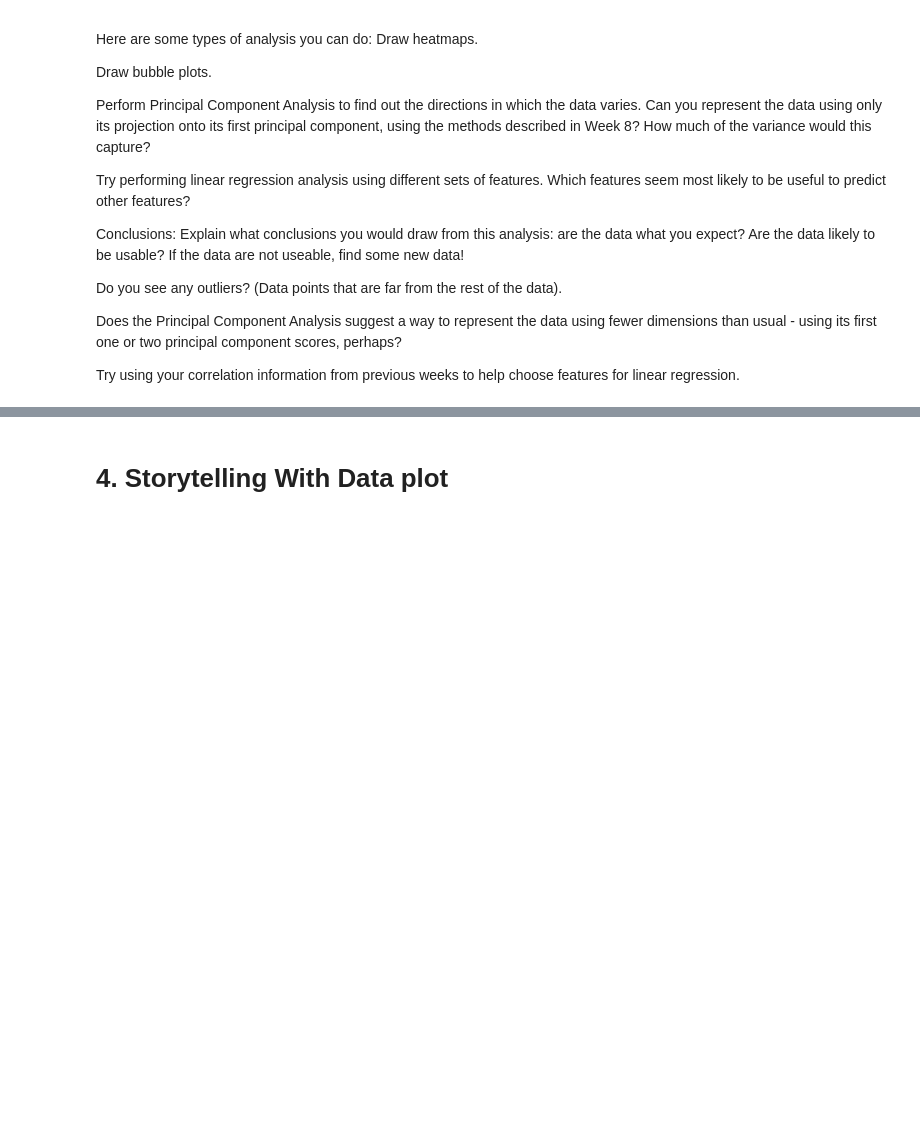
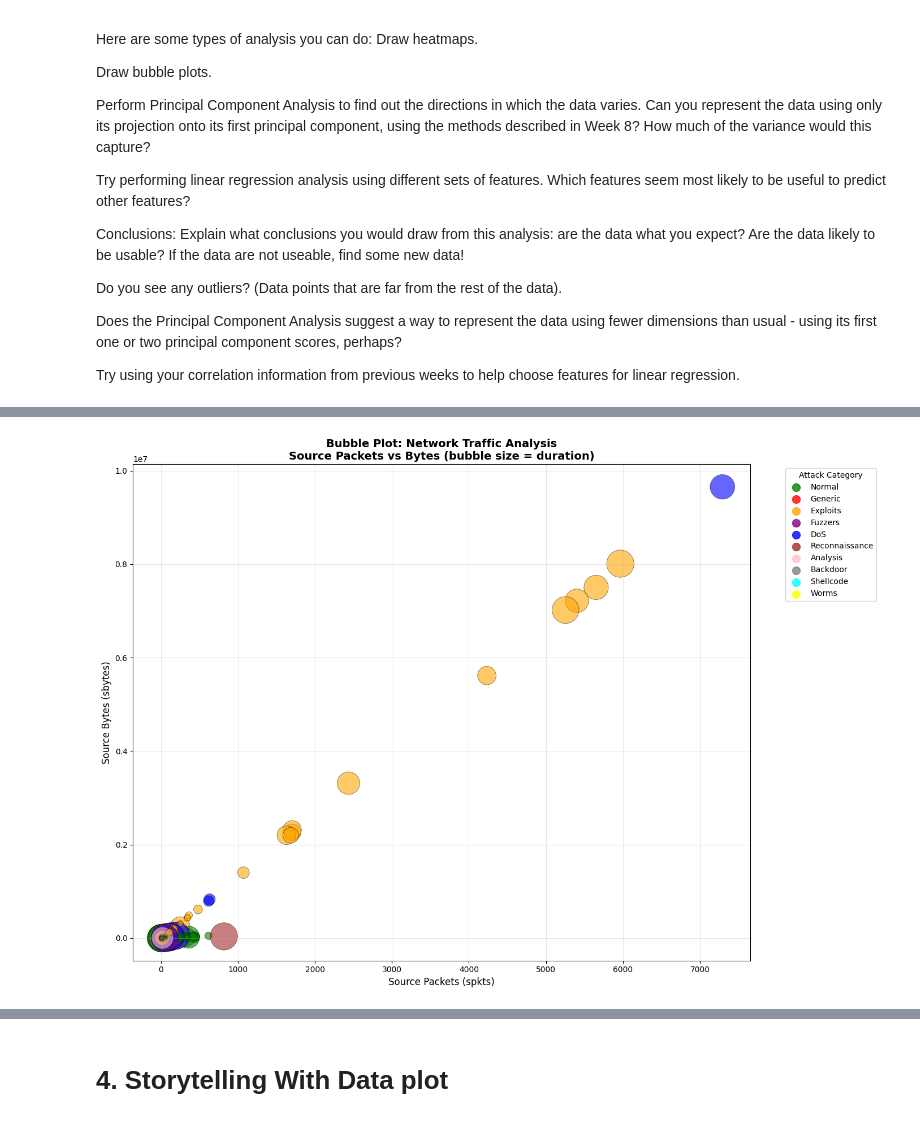
Before and after one commit to luanbui/DX699S, a Jupyter notebook: Week9.ipynb, the cells around one changed output, grey strips where cells are left out. Saved outputs shown, nothing was run; the diff lists cells and outputs as text; code cells hidden in the pictures; blank space fills up the shorter version.

```diff
--- a/Week9.ipynb
+++ b/Week9.ipynb
@@ -237,0 +262,99 @@ These plots help identify outliers and attack patterns in network traffic
+# %%
+## 2. Bubble Plot Analysis
+
+# Feature Selection Rationale:
+# - X-axis: Source Packets (spkts) - Number of packets sent from source
+# - Y-axis: Source Bytes (sbytes) - Total bytes sent from source
+# - Bubble size: Connection Duration (dur) - How long the connection lasted
+# - Color: Attack Category - To distinguish normal vs attack traffic
+
+# These features work well together because:
+# 1. spkts vs sbytes shows the relationship between packet count and data volume
+# 2. Duration as bubble size highlights unusually long connections (potential attacks)
+# 3. Attack category coloring reveals behavioral patterns across different threat types
+
+print("Creating Bubble Plot: Source Packets vs Source Bytes")
+print("Bubble size represents connection duration, color represents attack type")
+
+# Create a sample for visualization (full dataset too large to plot effectively)
+df_sample = unsw_data.sample(n=5000, random_state=42)
+
+# Create bubble plot
+plt.figure(figsize=(14, 10))
+
+# Define color mapping for attack categories
+attack_colors = {
+    'Normal': 'green',
+    'Generic': 'red',
+    'Exploits': 'orange',
+    'Fuzzers': 'purple',
+    'DoS': 'blue',
+    'Reconnaissance': 'brown',
+    'Analysis': 'pink',
+    'Backdoor': 'gray',
+    'Shellcode': 'cyan',
+    'Worms': 'yellow'
+}
+
+# Map colors to attack categories
+colors = df_sample['attack_cat'].astype(str).map(attack_colors).fillna('black')
+
+# Scale bubble sizes by duration (adjust multiplier for visibility)
+bubble_sizes = df_sample['dur'] * 20 + 10  # Add base size so small durations are still visible
+
+# Create scatter plot
+scatter = plt.scatter(
+    df_sample['spkts'],
+    df_sample['sbytes'],
+    s=bubble_sizes,
+    c=colors,
+    alpha=0.6,
+    edgecolors='black',
+    linewidth=0.5
+)
+
+plt.xlabel('Source Packets (spkts)', fontsize=12)
+plt.ylabel('Source Bytes (sbytes)', fontsize=12)
+plt.title('Bubble Plot: Network Traffic Analysis\nSource Packets vs Bytes (bubble size = duration)', fontsize=14, fontweight='bold')
+
+# Create custom legend for attack categories
+legend_elements = []
+for category, color in attack_colors.items():
+    if category in df_sample['attack_cat'].values:
+        legend_elements.append(plt.scatter([], [], c=color, s=100, alpha=0.8, label=category))
+
+plt.legend(handles=legend_elements, title='Attack Category', bbox_to_anchor=(1.05, 1), loc='upper left')
+
+# Add grid for better readability
+plt.grid(True, alpha=0.3)
+plt.tight_layout()
+plt.show()
+
+# Analysis and insights
+print("\nBubble Plot Analysis & Insights:")
+print("=" * 50)
+print("Feature Selection Explanation:")
+print("• Source Packets (X-axis): Indicates communication frequency/intensity")
+print("• Source Bytes (Y-axis): Shows data volume being transmitted")
+print("• Duration (Bubble size): Reveals connection persistence - larger bubbles = longer connections")
+print("• Attack Category (Color): Enables pattern recognition across different threat types")
+
+print("\nWhy These Features Work Together:")
+print("1. COMPLEMENTARY METRICS: Packets and bytes together show both communication pattern and data volume")
+print("2. ANOMALY DETECTION: Large bubbles (long duration) with high packet/byte counts often indicate attacks")
+print("3. BEHAVIORAL PATTERNS: Different attack types cluster in different regions of the plot")
+print("4. SECURITY RELEVANCE: These are key indicators network security analysts monitor")
+
+print("\nKey Observations:")
+print("- Normal traffic typically shows consistent packet-to-byte ratios")
+print("- DoS attacks often appear as high packet counts with moderate byte volumes")
+print("- Data exfiltration may show as large bubbles (long duration) with high byte counts")
+print("- Reconnaissance activities often have small, short-duration connections")
+
+# Summary statistics
+print(f"\nDataset Summary (sample of {len(df_sample):,} connections):")
+print(f"• Attack types present: {sorted(df_sample['attack_cat'].unique())}")
+print(f"• Duration range: {df_sample['dur'].min():.2f} - {df_sample['dur'].max():.2f} seconds")
+print(f"• Packet count range: {df_sample['spkts'].min()} - {df_sample['spkts'].max()}")
+print(f"• Byte volume range: {df_sample['sbytes'].min()} - {df_sample['sbytes'].max()}")
+# %% [output]
@@ -237,0 +363 @@ These plots help identify outliers and attack patterns in network traffic
+[figure, added]
```
Also changed, not shown: parts of 13 cells of this notebook, 4 other files.
